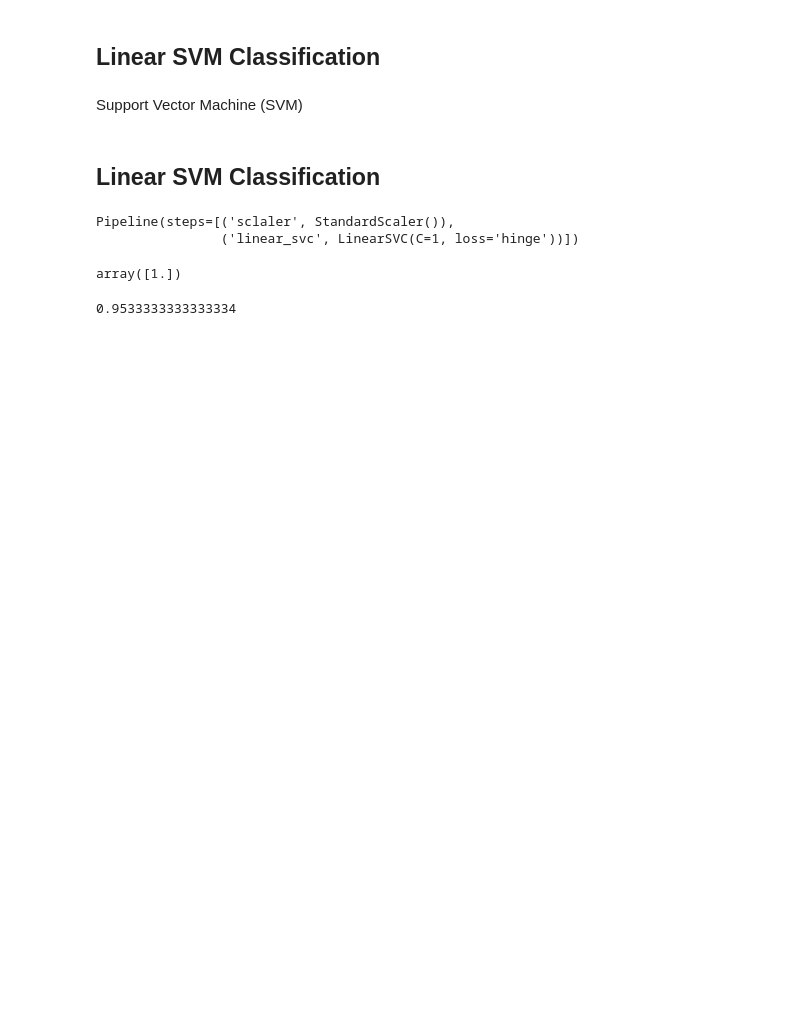
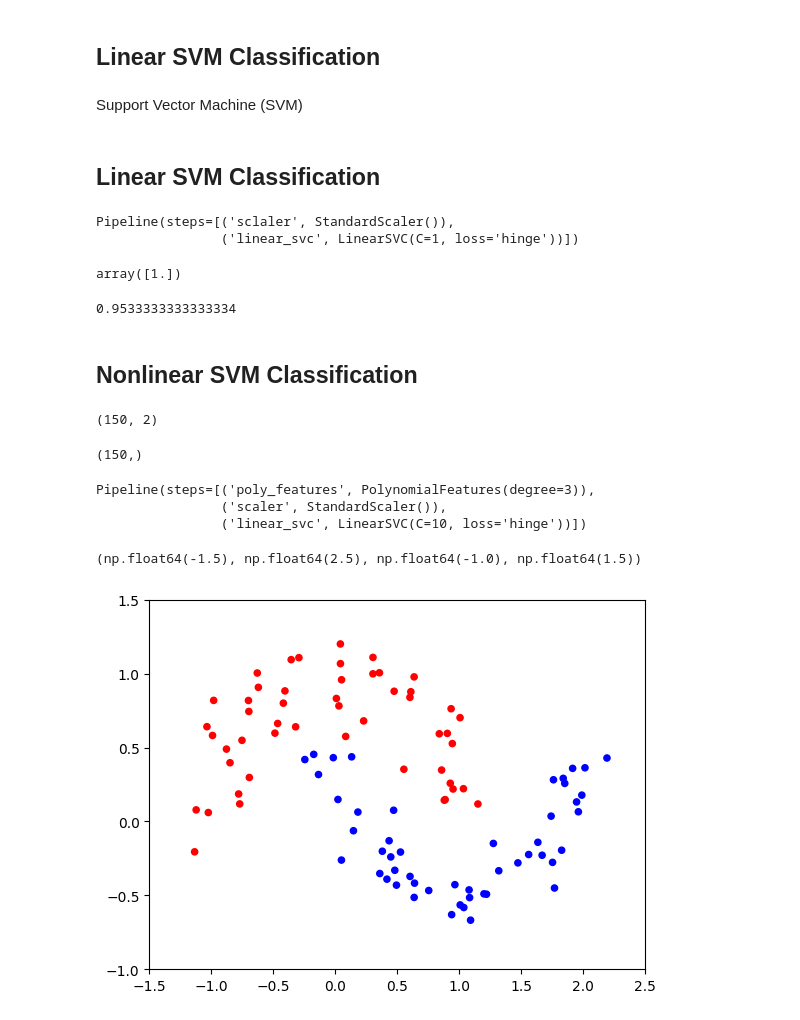
Before and after one commit to MottuqeBrid/Machine-Learning-exploring, a Jupyter notebook: 5 Support Vector Machines.ipynb, the cells around one changed output. Saved outputs shown, nothing was run; the diff lists cells and outputs as text; code cells hidden in the pictures; blank space fills up the shorter version.

Commit message:
Nonlinear SVM Classification

```diff
--- a/5 Support Vector Machines.ipynb
+++ b/5 Support Vector Machines.ipynb
@@ -37,3 +37,13 @@ array([1.])
 svm_clf.score(x, y)
 # %% [output]
 0.9533333333333334
+# %% [markdown]
+## Nonlinear SVM Classification
+# %%
+x.shape
+# %% [output]
+(150, 2)
+# %%
+y.shape
+# %% [output]
+(150,)
@@ -39,0 +53,23 @@ svm_clf.score(x, y)
+# %%
+x, y = make_moons(n_samples=100, noise=0.15)
+polynomial_svm_clf = Pipeline([
+    ("poly_features", PolynomialFeatures(degree=3)),
+    ("scaler", StandardScaler()),
+    ("linear_svc", LinearSVC(C=10, loss="hinge")),
+])
+polynomial_svm_clf.fit(x, y)
+# %% [output]
+Pipeline(steps=[('poly_features', PolynomialFeatures(degree=3)),
+                ('scaler', StandardScaler()),
+                ('linear_svc', LinearSVC(C=10, loss='hinge'))])
+# %%
+plt.scatter(
+    x[:, 0],
+    x[:, 1],
+    c=["red" if label == 0 else "blue" for label in y],
+    s=20
+)
+plt.axis([-1.5, 2.5, -1, 1.5])
+# %% [output]
+(np.float64(-1.5), np.float64(2.5), np.float64(-1.0), np.float64(1.5))
+[figure, added]
```
Also changed, not shown: parts of 1 cell of this notebook.
